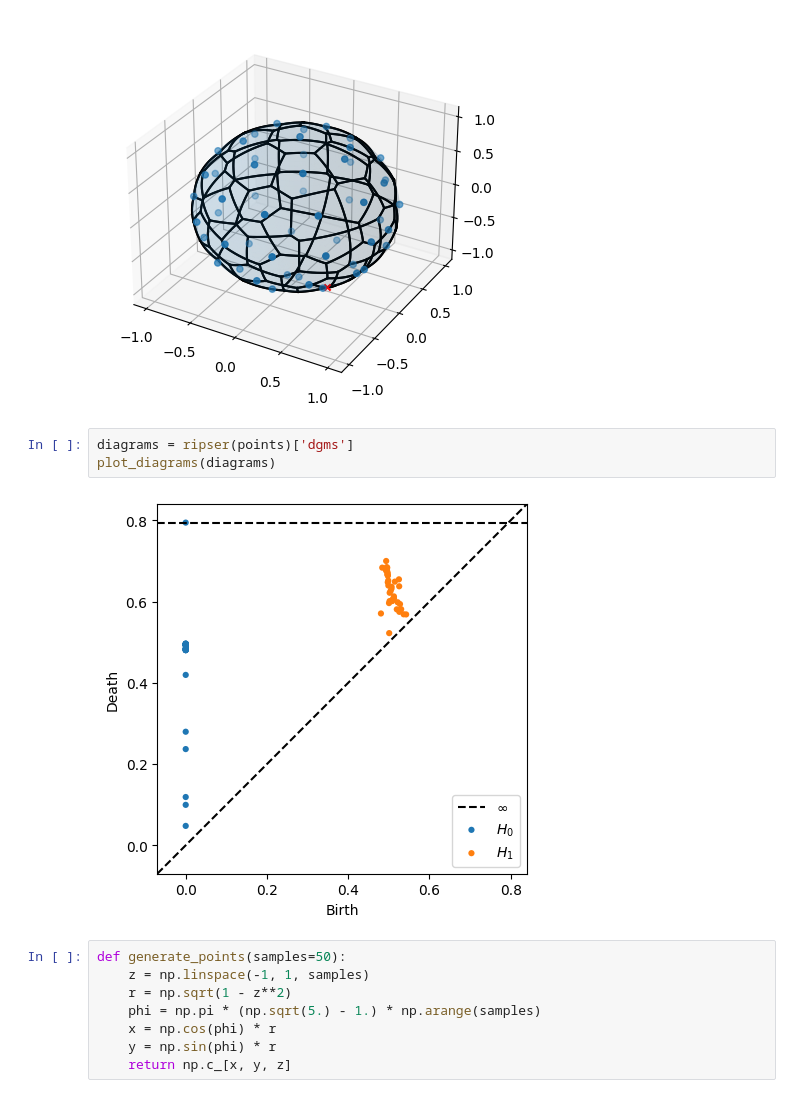
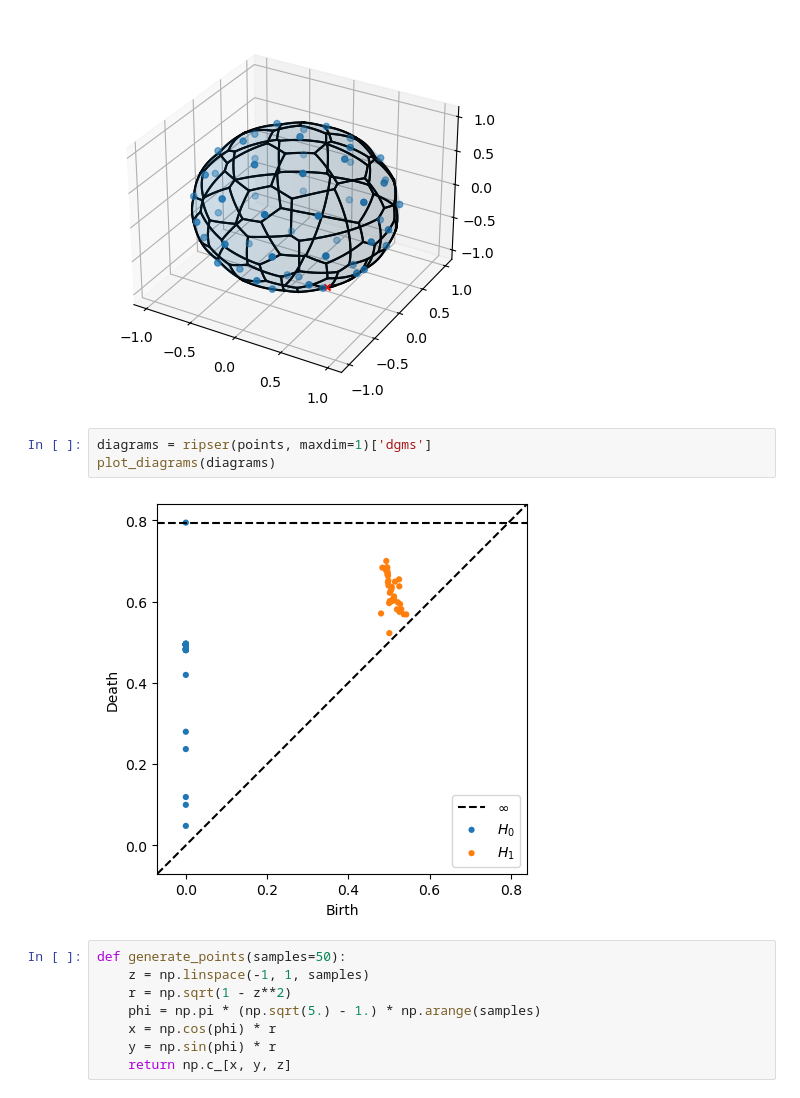
Before and after one commit to noahnovsak/tda-sensors, a Jupyter notebook: sensors.ipynb, the cells around one changed output. Cells and saved outputs as stored; diff of their text form.

```diff
--- a/sensors.ipynb
+++ b/sensors.ipynb
@@ -130,10 +131,10 @@ plt.show()
 # %% [output]
 [figure]
 # %%
-diagrams = ripser(points)['dgms']
+diagrams = ripser(points, maxdim=1)['dgms']
 plot_diagrams(diagrams)
 # %% [output]
-[figure, old version]
+[figure, new version]
 # %%
 def generate_points(samples=50):
     z = np.linspace(-1, 1, samples)
```
Also changed, not shown: parts of 8 cells of this notebook.
